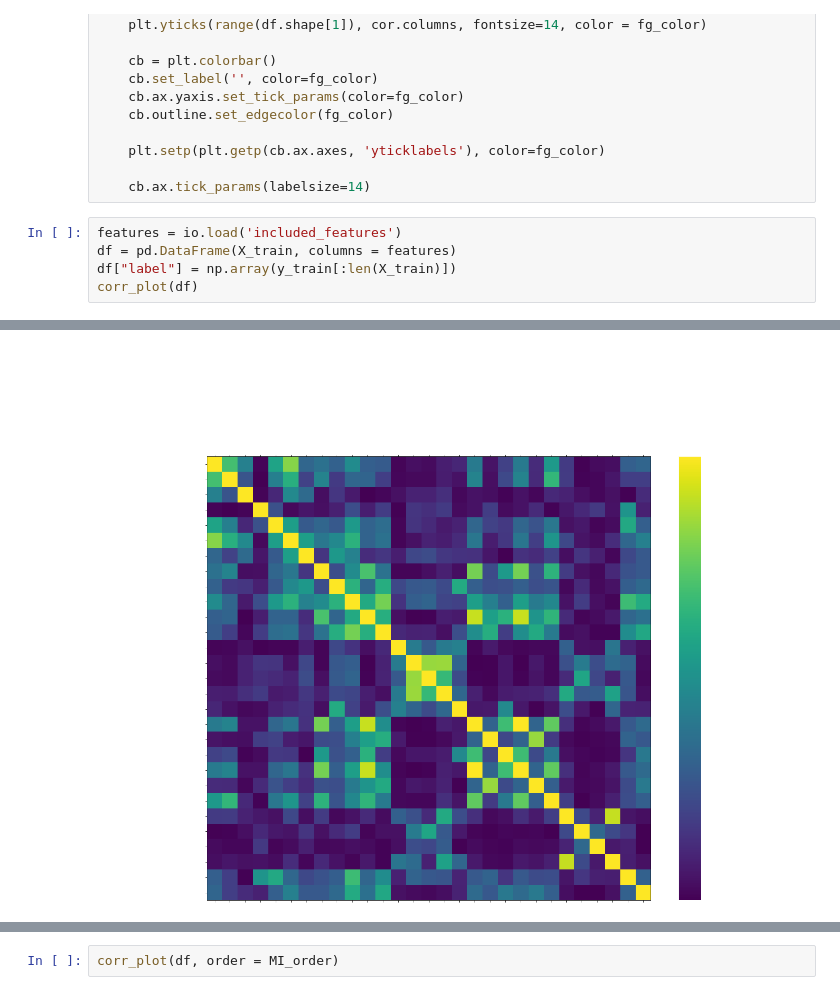
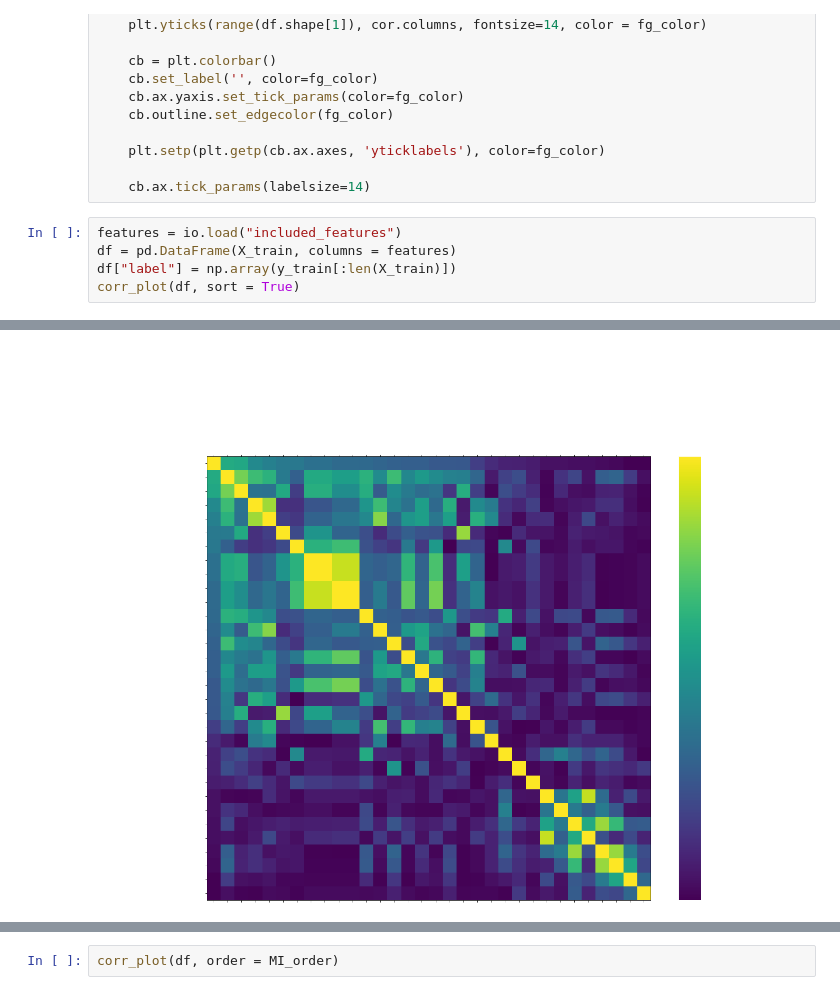
Before and after one commit to thomas-duke/twitter-network, a Jupyter notebook: notebooks/03_features/feature_exploration.ipynb, the cells around one changed output, grey strips where cells are left out. Drawn from its saved outputs; the diff is of its cells as text.

```diff
--- a/notebooks/03_features/feature_exploration.ipynb
+++ b/notebooks/03_features/feature_exploration.ipynb
@@ -62,8 +61,8 @@ def corr_plot(df, sort = False, order = None, absolute = True, exclude = None):
 
     cb.ax.tick_params(labelsize=14)
 # %%
-features = io.load('included_features')
+features = io.load("included_features")
 df = pd.DataFrame(X_train, columns = features)
 df["label"] = np.array(y_train[:len(X_train)])
-corr_plot(df)
+corr_plot(df, sort = True)
 # %% [output]
@@ -71,2 +70,2 @@ corr_plot(df)
-[figure, old version]
+[figure, new version]
 # %%
```
Also changed, not shown: parts of 10 cells of this notebook, 6 other files.
